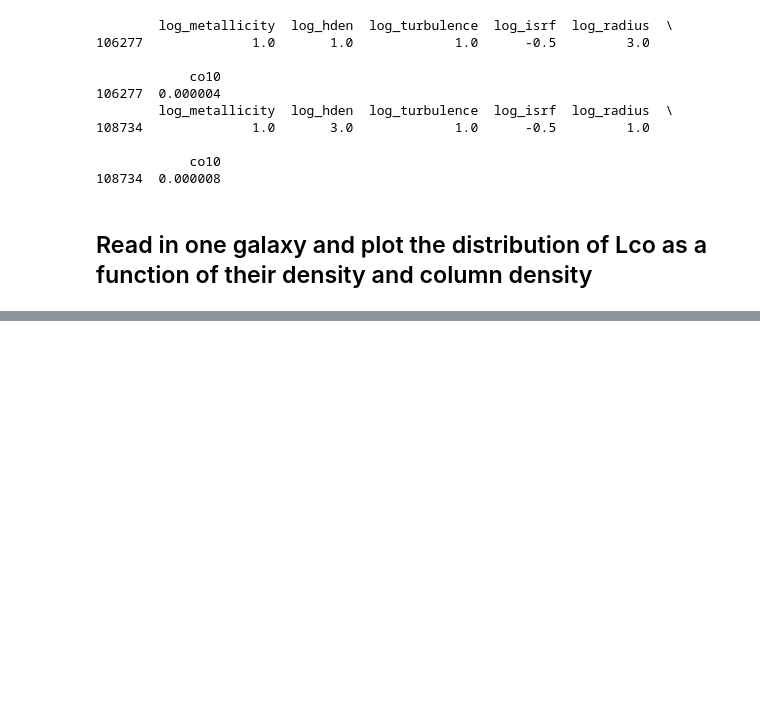
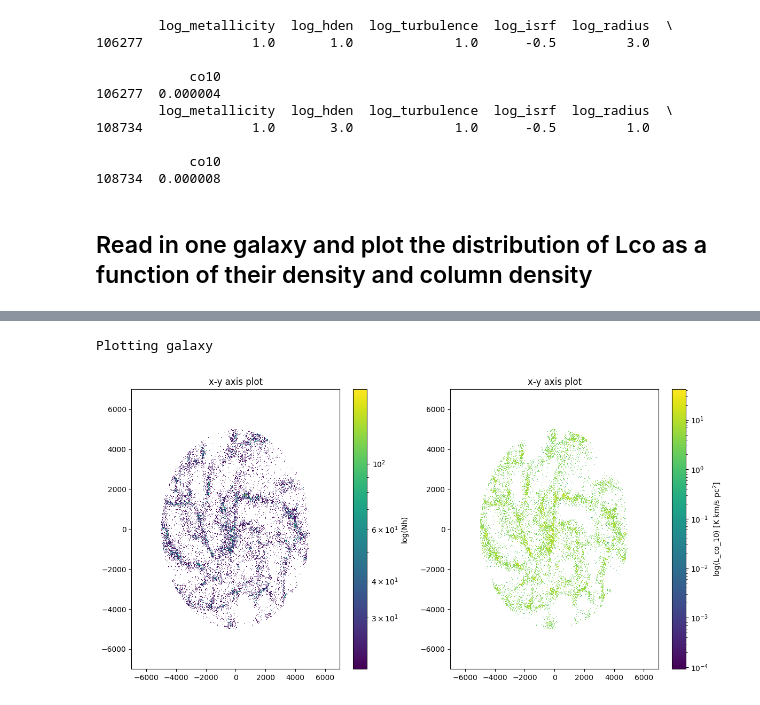
Before and after one commit to dtolgay/niagara_analyze_hden_metallicity_turbulence_isrf_radius, a Jupyter notebook: cloudy/columnDensity_or_depth_and_hden_determines_emissivity.ipynb, the cells around one changed output, grey strips where cells are left out. Cells and saved outputs as stored; diff of their text form; code cells hidden in the pictures; blank space fills up the shorter version.

```diff
--- a/cloudy/columnDensity_or_depth_and_hden_determines_emissivity.ipynb
+++ b/cloudy/columnDensity_or_depth_and_hden_determines_emissivity.ipynb
@@ -293,0 +440,47 @@ plt.show()
+# %%
+# Plot the 2d image of the galaxy with the colorbar
+
+import matplotlib
+
+
+#################################### Plot
+R_max = 7e3 # pc
+
+print("Plotting galaxy")
+# Create a figure with two subplots
+fig, axs = plt.subplots(1, 2, figsize=(12, 6))  # Adjust figsize as needed
+
+# First subplot: x-y axis plot
+colorbar_column = "Nh"
+sc = axs[0].hist2d(
+    x=gas_data_filtered["x"],
+    y=gas_data_filtered["y"],
+    weights=np.log10(gas_data_filtered[colorbar_column]),
+    bins=500,
+    norm=matplotlib.colors.LogNorm(),
+    range=[[-R_max, R_max], [-R_max, R_max]]
+)
+# Write the name of the colorbar
+cbar = fig.colorbar(sc[3], ax=axs[0])
+cbar.set_label(f'log({colorbar_column})')
+axs[0].set_title('x-y axis plot')
+
+# Second subplot: z-y axis plot
+sc = axs[1].hist2d(
+    x=gas_data_filtered["x"],
+    y=gas_data_filtered["y"],
+    weights=np.log10(gas_data_filtered["L_co_10"]),
+    bins=500,
+    norm=matplotlib.colors.LogNorm(),
+    range=[[-R_max, R_max], [-R_max, R_max]],
+)
+# Write the name of the colorbar
+cbar = fig.colorbar(sc[3], ax=axs[1])
+cbar.set_label('log(L_co_10) [K km/s pc$^2$]')
+axs[1].set_title('x-y axis plot')
+
+# Show the figure
+plt.tight_layout()
+# %% [output]
+Plotting galaxy
+[figure, added]
```
Also changed, not shown: parts of 21 cells of this notebook, 55 other files.
